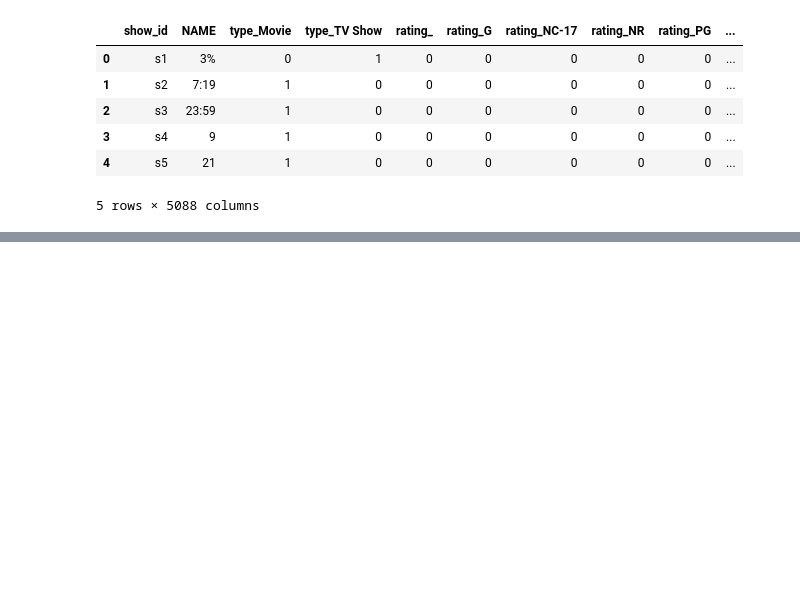
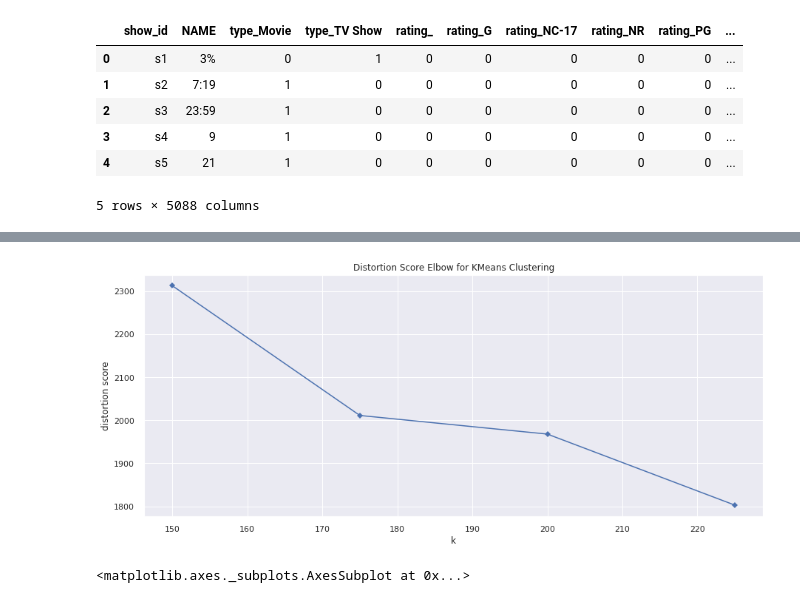
Before and after one commit to Aashishc-prog/NETFLIX_Recommender_system, a Jupyter notebook: Capstone_Netflix_Recommender_system.ipynb, the cells around one changed output, grey strips where cells are left out. Drawn from its saved outputs; the diff is of its cells as text; code cells hidden in the pictures; blank space fills up the shorter version.

```diff
--- a/Capstone_Netflix_Recommender_system.ipynb
+++ b/Capstone_Netflix_Recommender_system.ipynb
@@ -895,0 +997,9 @@ rdf.head()
+# %%
+model = KMeans()
+visualizer = KElbowVisualizer(
+model, k=[150,175,200,225], metric='distortion',timings=False)
+tqdm(visualizer.fit(X),desc='Loading...')
+visualizer.show()
+# %% [output]
+[figure, added]
+<matplotlib.axes._subplots.AxesSubplot at 0x...>
```
Also changed, not shown: parts of 32 cells of this notebook.
